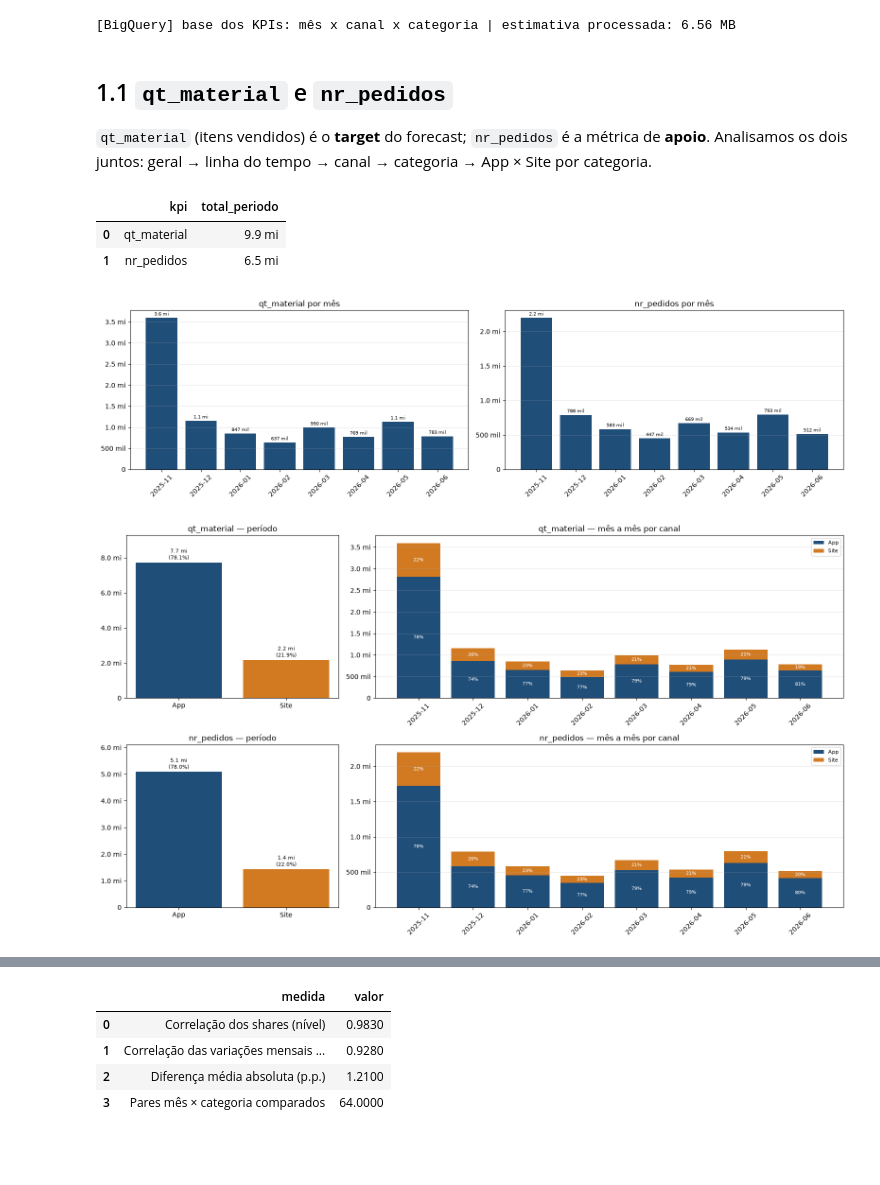
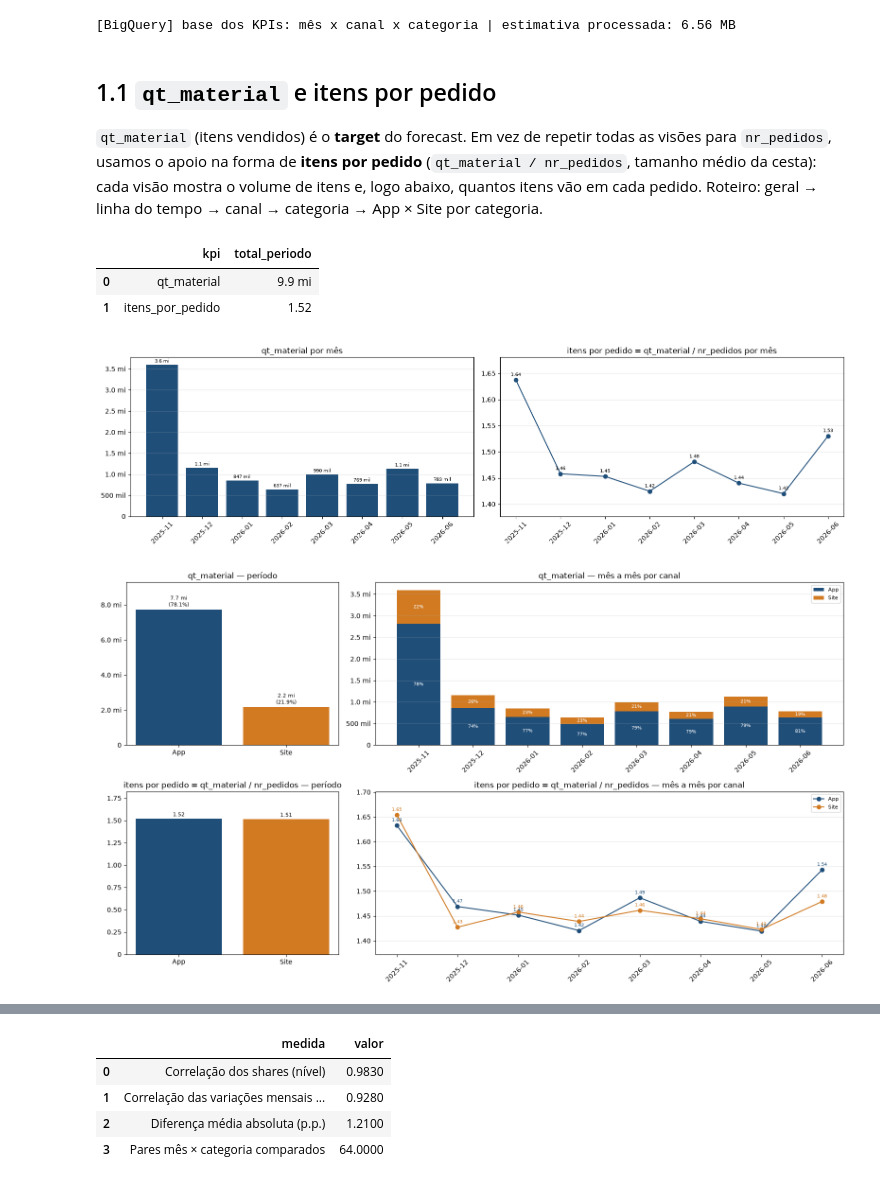
Before and after one commit to guisoares10/Projeto-GB, a Jupyter notebook: notebooks/01_eda_data_quality.ipynb, the cells around one changed output, grey strips where cells are left out. Drawn from its saved outputs; the diff is of its cells as text; code cells hidden in the pictures; blank space fills up the shorter version.

```diff
--- a/notebooks/01_eda_data_quality.ipynb
+++ b/notebooks/01_eda_data_quality.ipynb
@@ -233,12 +233,14 @@ for coluna in ["qt_material", "nr_pedidos", "receita_aprovada", "vlr_venda_desco
 
 # KPIs de razão: numerador e denominador são somados antes de dividir (média ponderada)
 RAZOES = {
+    "itens_por_pedido": lambda d: d["qt_material"] / d["nr_pedidos"],
     "preco_medio_item": lambda d: d["receita_aprovada"] / d["qt_material"],
     "taxa_desconto": lambda d: d["vlr_venda_desconto"] / (d["receita_aprovada"] + d["vlr_venda_desconto"]),
 }
 ROTULOS = {
     "qt_material": "qt_material",
     "nr_pedidos": "nr_pedidos",
+    "itens_por_pedido": "itens por pedido = qt_material / nr_pedidos",
     "receita_aprovada": "receita_aprovada (R$)",
     "preco_medio_item": "preço médio por item = receita_aprovada / qt_material (R$)",
     "taxa_desconto": "taxa de desconto (%)",
@@ -272,6 +274,8 @@ def formatar(valor: float, metrica: str) -> str:
     """Formato curto para rótulos: mil/mi, R$ e %."""
     if metrica == "taxa_desconto":
         return f"{valor:.1%}"
+    if metrica == "itens_por_pedido":
+        return f"{valor:.2f}"
     prefixo = "R$ " if metrica in ("receita_aprovada", "preco_medio_item") else ""
     if metrica == "preco_medio_item":
         return f"{prefixo}{valor:,.2f}"
@@ -458,20 +462,20 @@ def kpi_canal_x_categoria(metricas: list[str]) -> None:
 # %% [output]
 [BigQuery] base dos KPIs: mês x canal x categoria | estimativa processada: 6.56 MB
 # %% [markdown]
-## 1.1 `qt_material` e `nr_pedidos`
+## 1.1 `qt_material` e itens por pedido
 
-`qt_material` (itens vendidos) é o **target** do forecast; `nr_pedidos` é a métrica de **apoio**. Analisamos os dois juntos: geral → linha do tempo → canal → categoria → App × Site por categoria.
+`qt_material` (itens vendidos) é o **target** do forecast. Em vez de repetir todas as visões para `nr_pedidos`, usamos o apoio na forma de **itens por pedido** (`qt_material / nr_pedidos`, tamanho médio da cesta): cada visão mostra o volume de itens e, logo abaixo, quantos itens vão em cada pedido. Roteiro: geral → linha do tempo → canal → categoria → App × Site por categoria.
 # %%
-metricas_volume = ["qt_material", "nr_pedidos"]
+metricas_volume = ["qt_material", "itens_por_pedido"]
 
 kpi_geral(metricas_volume)
 kpi_linha_do_tempo(metricas_volume)
 kpi_por_canal(metricas_volume)
 kpi_por_categoria(metricas_volume)
 kpi_canal_x_categoria(metricas_volume)
 # %% [output]
 |  | kpi | total_periodo |
 | 0 | qt_material | 9.9 mi |
-| 1 | nr_pedidos | 6.5 mi |
+| 1 | itens_por_pedido | 1.52 |
-[figure, old version]
+[figure, new version]
-[figure, old version]
+[figure, new version]
```
Also changed, not shown: parts of 3 cells of this notebook.
